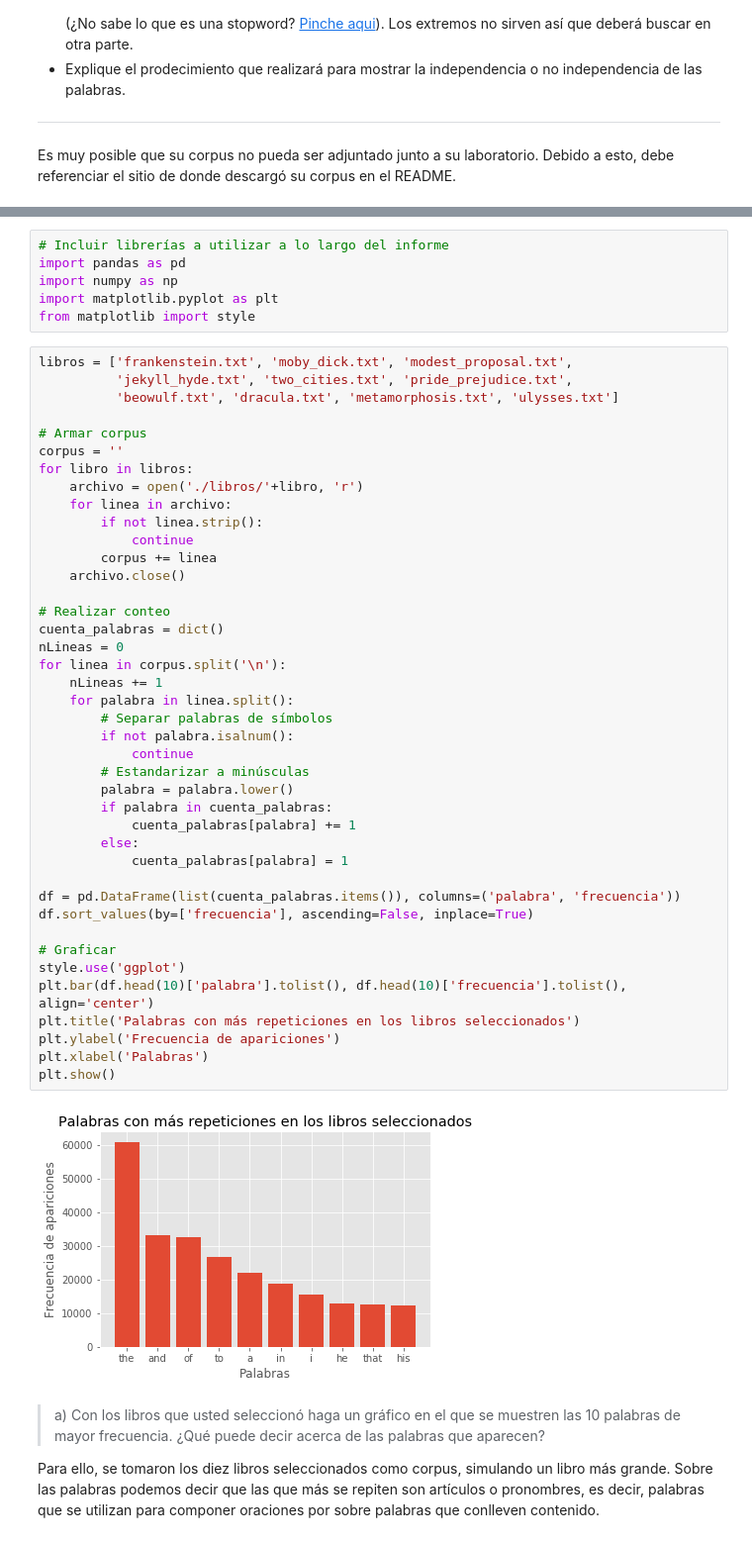
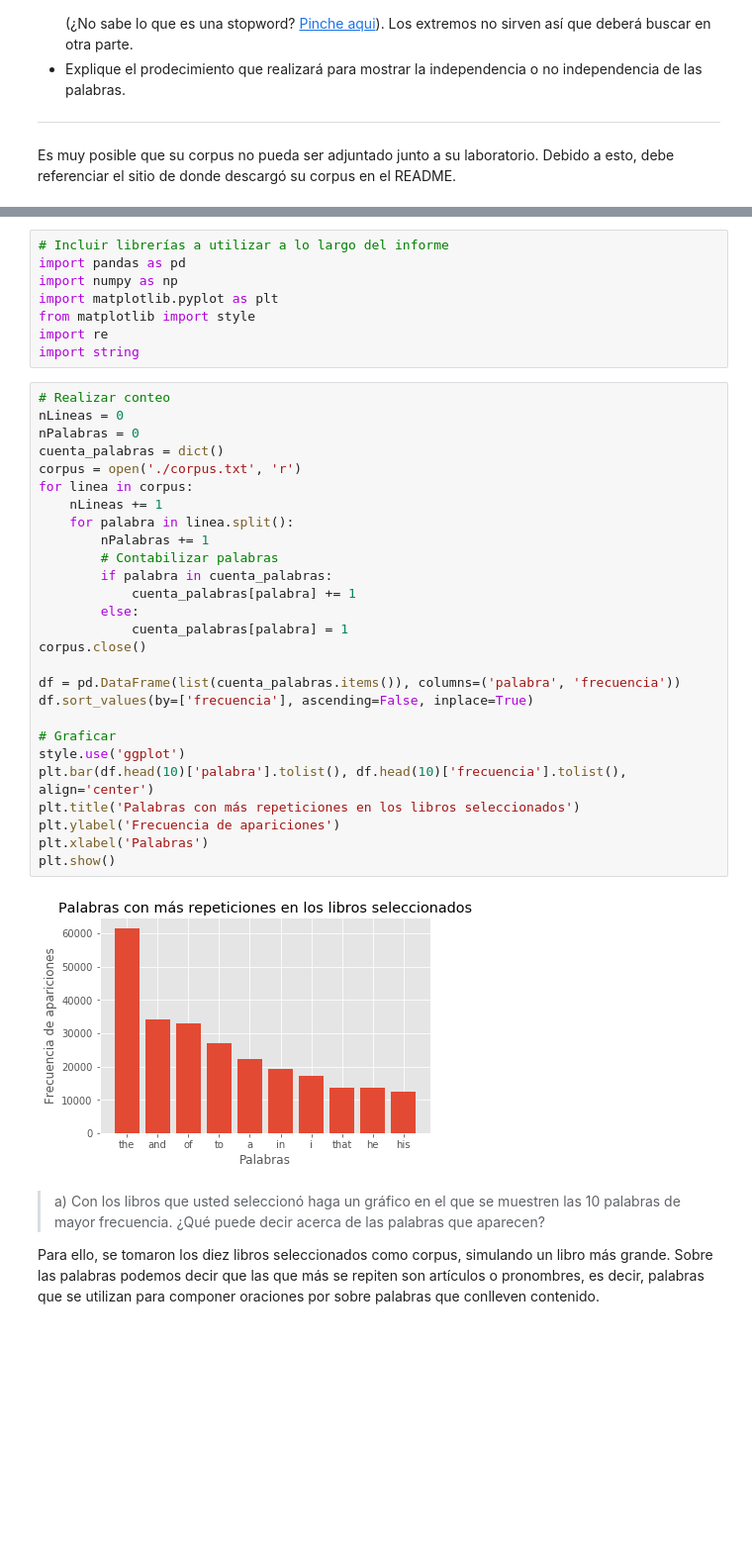
Before and after one commit to dmedelba/Lab3-Estaca, a Jupyter notebook: Laboratorio 3.ipynb, the cells around one changed output, grey strips where cells are left out. Shown at 99% size. Drawn from its saved outputs; the diff is of its cells as text; blank space fills up the shorter version.

Commit message:
actualizada p1 a, b con nuevo corpus

```diff
--- a/Laboratorio 3.ipynb
+++ b/Laboratorio 3.ipynb
@@ -70,49 +72,37 @@ import pandas as pd
 import numpy as np
 import matplotlib.pyplot as plt
 from matplotlib import style
+import re
+import string
 # %%
-libros = ['frankenstein.txt', 'moby_dick.txt', 'modest_proposal.txt',
-          'jekyll_hyde.txt', 'two_cities.txt', 'pride_prejudice.txt',
-          'beowulf.txt', 'dracula.txt', 'metamorphosis.txt', 'ulysses.txt']
-
-# Armar corpus
-corpus = ''
-for libro in libros:
-    archivo = open('./libros/'+libro, 'r')
-    for linea in archivo:
-        if not linea.strip():
-            continue
-        corpus += linea
-    archivo.close()
-
 # Realizar conteo
+nLineas = 0
+nPalabras = 0
 cuenta_palabras = dict()
-nLineas = 0
-for linea in corpus.split('\n'):
+corpus = open('./corpus.txt', 'r')
+for linea in corpus:
     nLineas += 1
     for palabra in linea.split():
-        # Separar palabras de símbolos
-        if not palabra.isalnum():
-            continue
-        # Estandarizar a minúsculas
-        palabra = palabra.lower()
+        nPalabras += 1
+        # Contabilizar palabras
         if palabra in cuenta_palabras:
             cuenta_palabras[palabra] += 1
         else:
             cuenta_palabras[palabra] = 1
+corpus.close()
 
 df = pd.DataFrame(list(cuenta_palabras.items()), columns=('palabra', 'frecuencia'))
 df.sort_values(by=['frecuencia'], ascending=False, inplace=True)
 
 # Graficar
 style.use('ggplot')
 plt.bar(df.head(10)['palabra'].tolist(), df.head(10)['frecuencia'].tolist(), align='center')
 plt.title('Palabras con más repeticiones en los libros seleccionados')
 plt.ylabel('Frecuencia de apariciones')
 plt.xlabel('Palabras')
 plt.show()
 # %% [output]
-[figure, old version]
+[figure, new version]
 # %% [markdown]
 > a) Con los libros que usted seleccionó haga un gráfico en el que se muestren las 10 palabras de mayor frecuencia. ¿Qué puede decir acerca de las palabras que aparecen?
 
```
Also changed, not shown: parts of 1 cell of this notebook, 1 other file.
